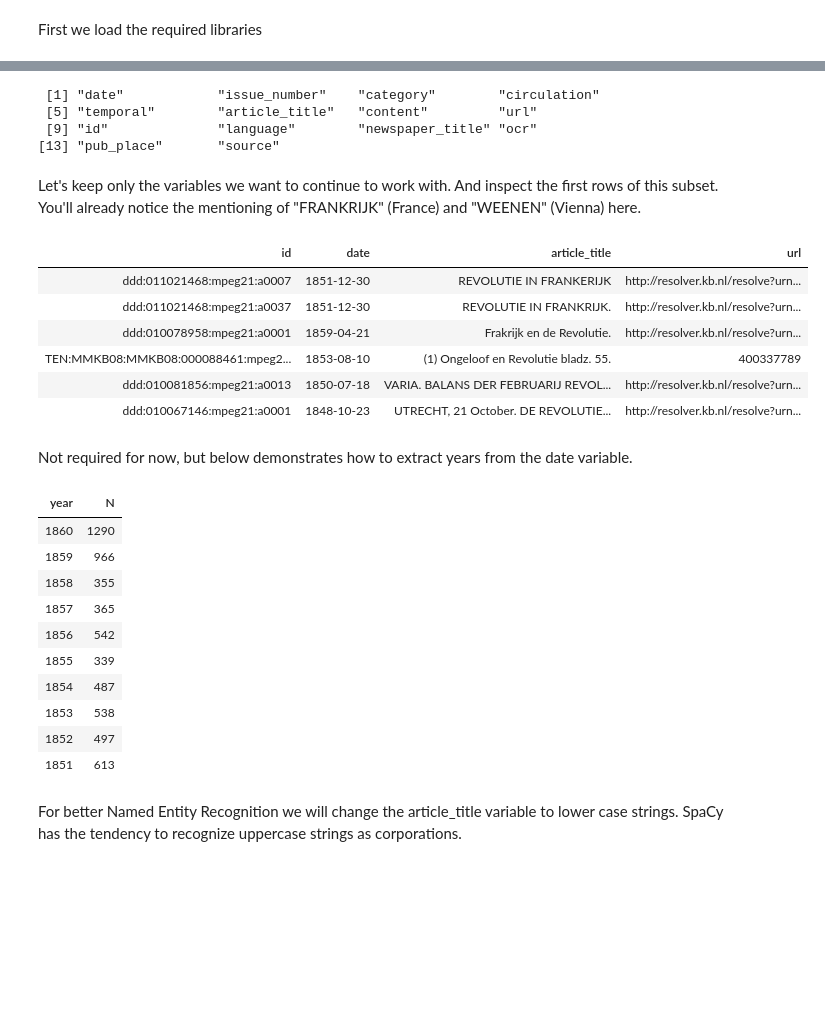
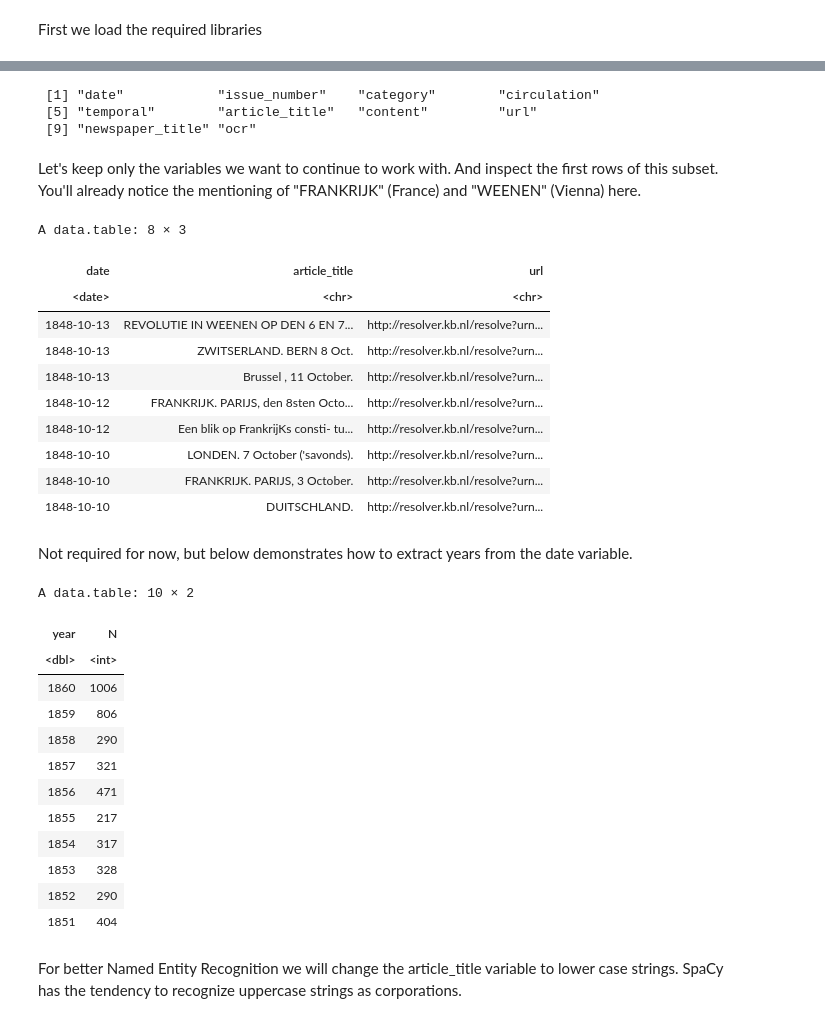
Before and after one commit to RubenSchalk/textcorpora, a Jupyter notebook: delpher.ipynb, the cells around one changed output, grey strips where cells are left out. Saved outputs shown, nothing was run; the diff lists cells and outputs as text; code cells hidden in the pictures; blank space fills up the shorter version.

```diff
--- a/delpher.ipynb
+++ b/delpher.ipynb
@@ -24,4 +32,4 @@ Load the dataset (currently locally stored)
 # %%
-revol <- fread("C:\\Users\\Schal107\\Documents\\UBU\\Team DH\\Delpher\\dutchnewspapers-public_query=revolutie_date=1840-01-01 1860-12-31.csv")
+revol <- fread("C:\\Users\\Schal107\\Documents\\UBU\\Team DH\\Delpher\\dutchnewspapers-public_query=revolutie_date=1840-01-01 1860-12-31_ocr=80 100_sort=date,desc.csv")
 setDT(revol)
 # %% [markdown]
@@ -36,22 +46,25 @@ colnames(revol)
 # %% [output]
  [1] "date"            "issue_number"    "category"        "circulation"
  [5] "temporal"        "article_title"   "content"         "url"
- [9] "id"              "language"        "newspaper_title" "ocr"
-[13] "pub_place"       "source"
+ [9] "newspaper_title" "ocr"
 # %% [markdown]
 Let's keep only the variables we want to continue to work with. And inspect the first rows of this subset. You'll already notice the mentioning of "FRANKRIJK" (France) and "WEENEN" (Vienna) here.
 # %%
-x <- revol[,c("id", "date", "article_title", "url")]
+x <- revol[,c("date", "article_title", "url")]
 # %%
-head(x)
+x[5851:5858]
 # %% [output]
+A data.table: 8 × 3
-| id | date | article_title | url |
-| ddd:011021468:mpeg21:a0007 | 1851-12-30 | REVOLUTIE IN FRANKERIJK | http://resolver.kb.nl/resolve?urn... |
-| ddd:011021468:mpeg21:a0037 | 1851-12-30 | REVOLUTIE IN FRANKRIJK. | http://resolver.kb.nl/resolve?urn... |
-| ddd:010078958:mpeg21:a0001 | 1859-04-21 | Frakrijk en de Revolutie. | http://resolver.kb.nl/resolve?urn... |
-| TEN:MMKB08:MMKB08:000088461:mpeg2... | 1853-08-10 | (1) Ongeloof en Revolutie bladz. 55. | 400337789 |
-| ddd:010081856:mpeg21:a0013 | 1850-07-18 | VARIA. BALANS DER FEBRUARIJ REVOL... | http://resolver.kb.nl/resolve?urn... |
-| ddd:010067146:mpeg21:a0001 | 1848-10-23 | UTRECHT, 21 October. DE REVOLUTIE... | http://resolver.kb.nl/resolve?urn... |
+| date | article_title | url |
+| <date> | <chr> | <chr> |
+| 1848-10-13 | REVOLUTIE IN WEENEN OP DEN 6 EN 7... | http://resolver.kb.nl/resolve?urn... |
+| 1848-10-13 | ZWITSERLAND. BERN 8 Oct. | http://resolver.kb.nl/resolve?urn... |
+| 1848-10-13 | Brussel , 11 October. | http://resolver.kb.nl/resolve?urn... |
+| 1848-10-12 | FRANKRIJK. PARIJS, den 8sten Octo... | http://resolver.kb.nl/resolve?urn... |
+| 1848-10-12 | Een blik op FrankrijKs consti- tu... | http://resolver.kb.nl/resolve?urn... |
+| 1848-10-10 | LONDEN. 7 October ('savonds). | http://resolver.kb.nl/resolve?urn... |
+| 1848-10-10 | FRANKRIJK. PARIJS, 3 October. | http://resolver.kb.nl/resolve?urn... |
+| 1848-10-10 | DUITSCHLAND. | http://resolver.kb.nl/resolve?urn... |
 # %% [markdown]
 Not required for now, but below demonstrates how to extract years from the date variable.
 # %%
@@ -61,17 +74,19 @@ x[, year := as.numeric(substr(x$date, 1,4))]
 setDT(x)
 x[, .N, list(year)][order(-year)][1:10]
 # %% [output]
+A data.table: 10 × 2
 | year | N |
-| 1860 | 1290 |
-| 1859 | 966 |
-| 1858 | 355 |
-| 1857 | 365 |
-| 1856 | 542 |
-| 1855 | 339 |
-| 1854 | 487 |
-| 1853 | 538 |
-| 1852 | 497 |
-| 1851 | 613 |
+| <dbl> | <int> |
+| 1860 | 1006 |
+| 1859 | 806 |
+| 1858 | 290 |
+| 1857 | 321 |
+| 1856 | 471 |
+| 1855 | 217 |
+| 1854 | 317 |
+| 1853 | 328 |
+| 1852 | 290 |
+| 1851 | 404 |
 # %% [markdown]
 For better Named Entity Recognition we will change the article_title variable to lower case strings.
 SpaCy has the tendency to recognize uppercase strings as corporations.
```
Also changed, not shown: parts of 31 cells of this notebook, 1 other file.
